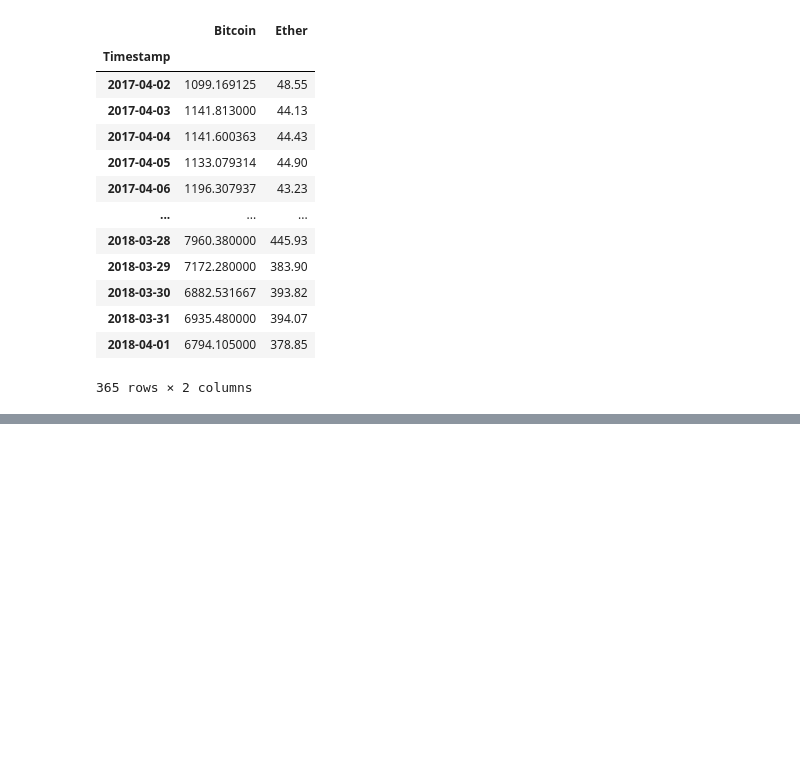
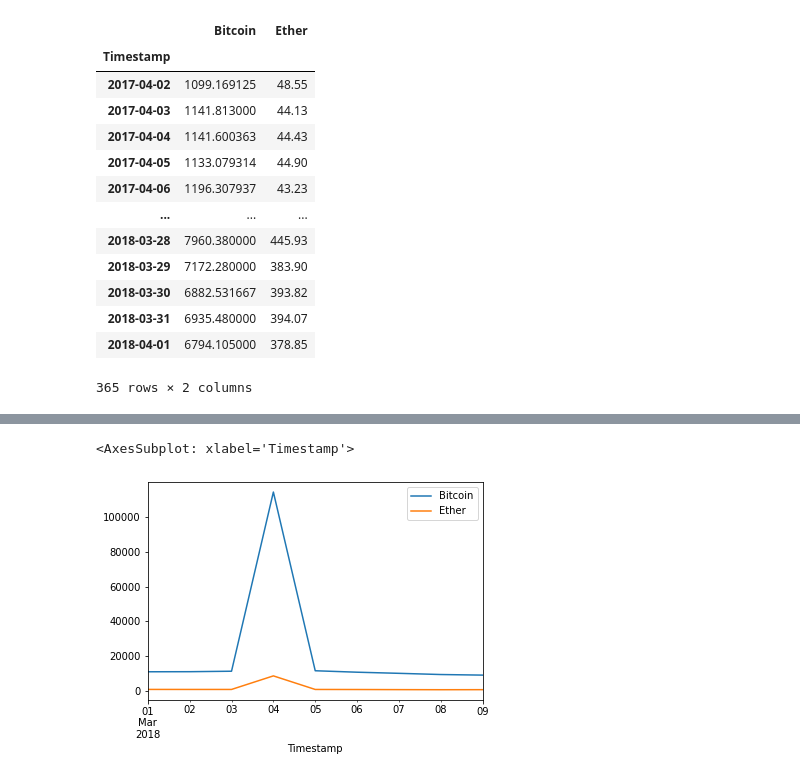
Before and after one commit to c-blomquist/Data-Analysis-Learning, a Jupyter notebook: Example_Project/Example_Project.ipynb, the cells around one changed output, grey strips where cells are left out. Cells and saved outputs as stored; diff of their text form; code cells hidden in the pictures; blank space fills up the shorter version.

```diff
--- a/Example_Project/Example_Project.ipynb
+++ b/Example_Project/Example_Project.ipynb
@@ -29,0 +90,5 @@ df
+# %%
+df['2018-03-01': '2018-03-09'].plot()
+# %% [output]
+<AxesSubplot: xlabel='Timestamp'>
+[figure, added]
```
Also changed, not shown: parts of 24 cells of this notebook.
